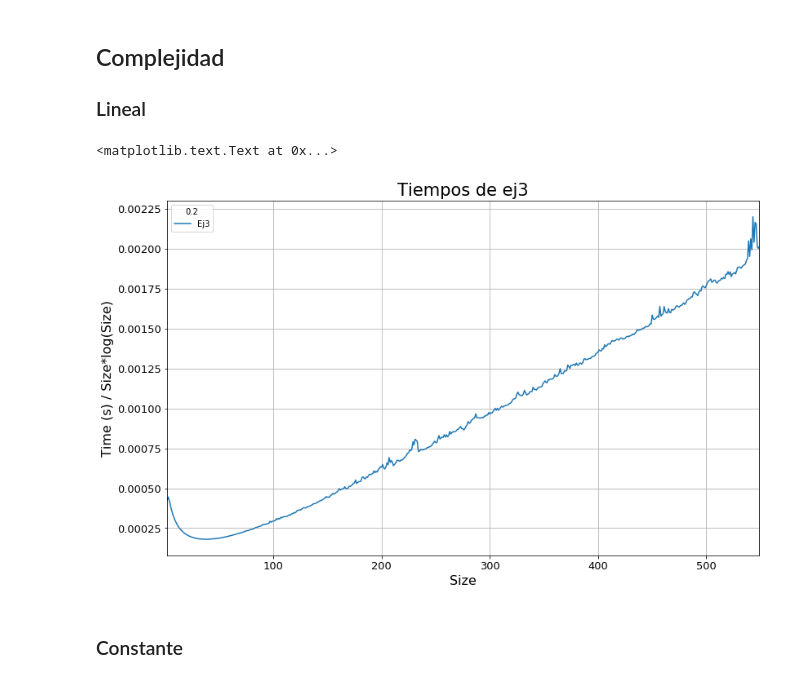
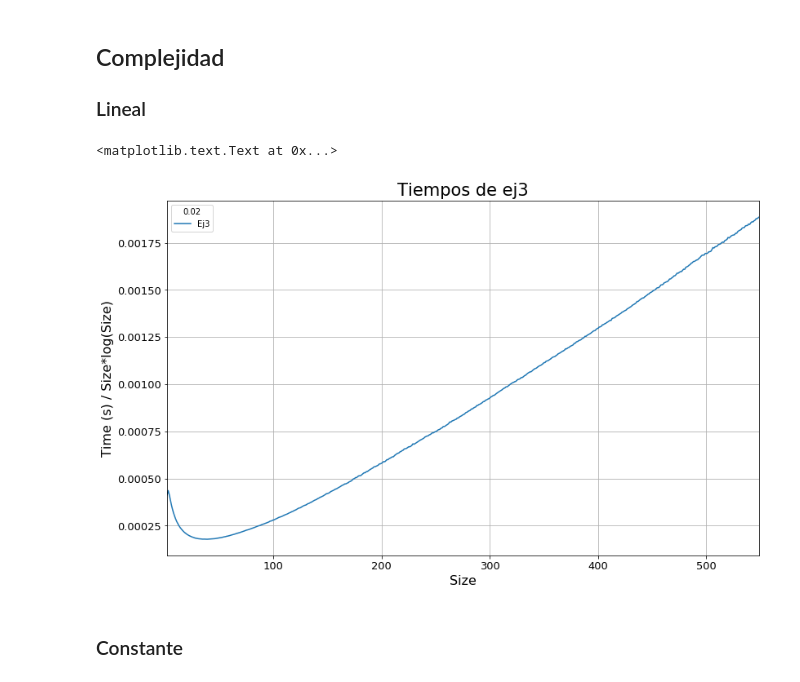
Before and after one commit to gianzamboni/algo3-tp2-1c2017, a Jupyter notebook: Tiempos.ipynb, the cells around one changed output. Cells and saved outputs as stored; diff of their text form; code cells hidden in the pictures.

```diff
--- a/Tiempos.ipynb
+++ b/Tiempos.ipynb
@@ -32,17 +64,17 @@ dyn.set_xlabel("Size", fontsize=16)
 
 ### Lineal
 # %%
-ddyna = pd.read_csv("./timesEj3.csv")
+ddyna = pd.read_csv("./data/timesEj3.csv")
 ddyna['Ej3'] = ddyna['Time'] / ddyna['Size']**(1)*ddyna['Size'].apply(lambda x: log(x)  if x >= 0 else -1)
 del ddyna['Time']
 sizedyna = ddyna.loc[ddyna['Size'] > 1].groupby('Size')
-dyna = sizedyna.quantile(0.2).plot.line(fontsize=13, figsize=(13,8), grid=True)
+dyna = sizedyna.quantile(0.02).plot.line(fontsize=13, figsize=(13,8), grid=True)
 dyna.set_title("Tiempos de ej3", fontsize=21)
 dyna.set_ylabel("Time (s) / Size*log(Size)", fontsize=16)
 dyna.set_xlabel("Size", fontsize=16)
 # %% [output]
 <matplotlib.text.Text at 0x...>
-[figure, old version]
+[figure, new version]
 # %% [markdown]
 ### Constante
 # %%
```
Also changed, not shown: parts of 6 cells of this notebook, 16 other files.
